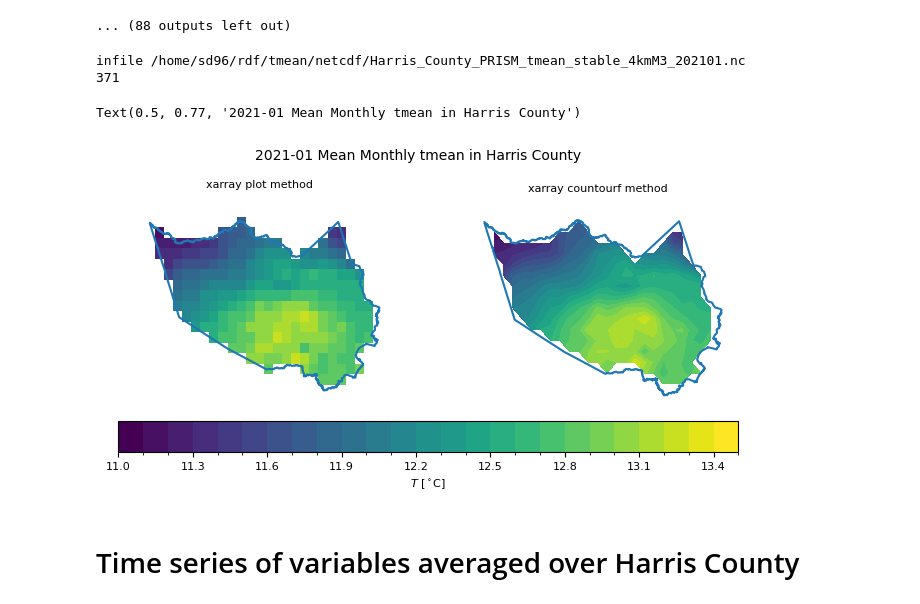
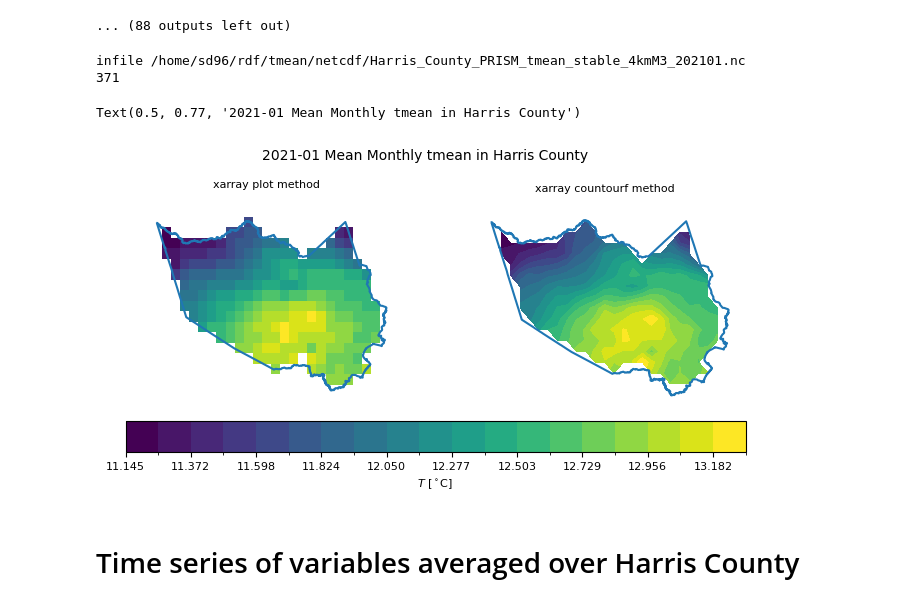
Before and after one commit to sd9616/wastewater, a Jupyter notebook: Monthly_PRISM_netcdf_calc_twbs.ipynb, the cells around one changed output. Drawn from its saved outputs; the diff is of its cells as text; code cells hidden in the pictures.

```diff
--- a/Monthly_PRISM_netcdf_calc_twbs.ipynb
+++ b/Monthly_PRISM_netcdf_calc_twbs.ipynb
@@ -549,35 +549,34 @@ fig, ax = plt.subplots(1,2, subplot_kw={'projection': ccrs.PlateCarree()}, figsi
 # Plot tmean
 infile = os.path.join(home, f'{var}', 'netcdf', f'Harris_County_PRISM_{var}_stable_4km{monthly}_{date}.nc')
 print(f'infile {infile}')
 ds = xr.open_dataset(infile)
 ds = ds.sel(time = datestr, lon = slice(HC_bounds[0], HC_bounds[1]), lat = slice(HC_bounds[2], HC_bounds[3]))
 vmin = float(ds[var].min())
 vmax = float(ds[var].max())
 levels = np.linspace(vmin, vmax, 20)
-levels = np.arange(11, 13.6, 0.1)
 # levels = np.arange(11, 13.6, 0.1)
 CS = ds[var].plot(x = 'lon', y = 'lat', ax = ax[0], add_colorbar = False, levels = levels)
 CS = ds[var].plot.contourf(x = 'lon', y = 'lat', ax = ax[1], add_colorbar = False, levels = levels)
 ax[0].set_title('xarray plot method')
 ax[1].set_title('xarray countourf method')
 
 print(np.isnan(ds[var].values).sum())  # Count NaNs
 
 # Plot HC boundary
 for i in range(2):
     counties = gpd.read_file(shapefile)
     HC = counties[(counties.NAME == 'Harris') & (counties.STATEFP == '48')]
     HC.boundary.plot(ax = ax[i])
 
     # Plot Characteristics
     ax[i].axis('off')
 plt.colorbar(CS, ax = ax, orientation = 'horizontal', pad = 0.04, label = r'$T$ [$^\circ$C]')
 plt.suptitle(f'{year}-{mon} Mean Monthly {var} in Harris County', y=0.77, fontsize = 10)
 # %% [output]
 infile /home/sd96/rdf/tmean/netcdf/Harris_County_PRISM_tmean_stable_4kmM3_202101.nc
 371
 Text(0.5, 0.77, '2021-01 Mean Monthly tmean in Harris County')
-[figure, old version]
+[figure, new version]
 # %% [markdown]
 # Time series of variables averaged over Harris County
 # %%
```
Also changed, not shown: 1 other file.
